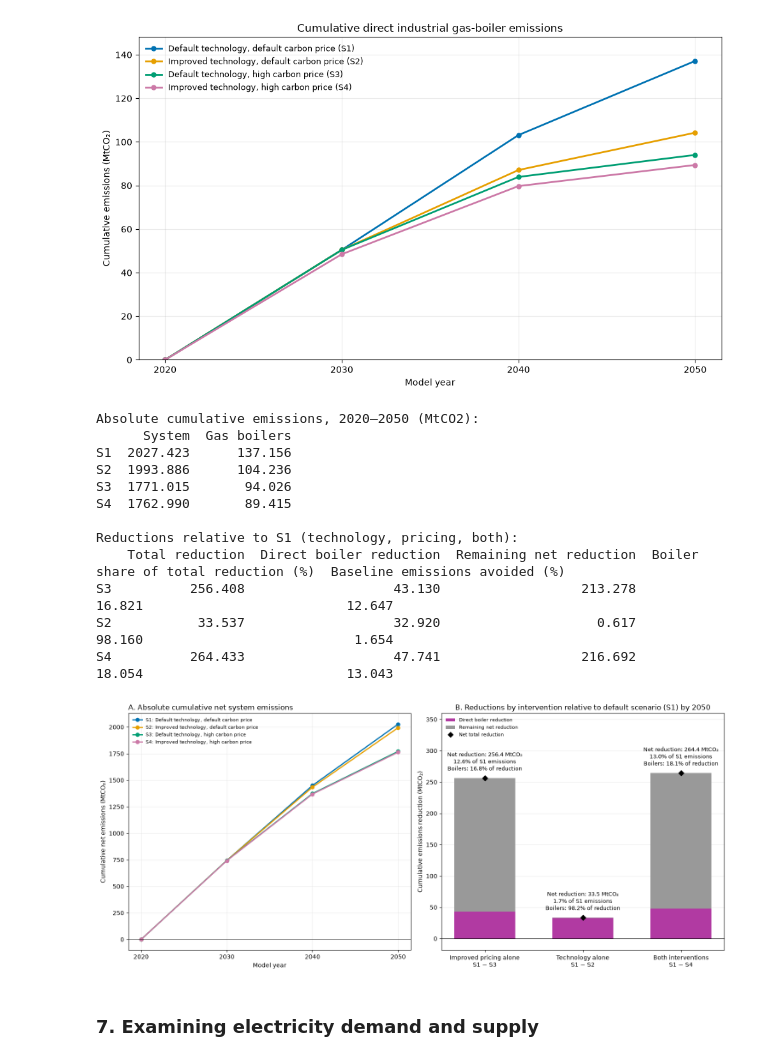
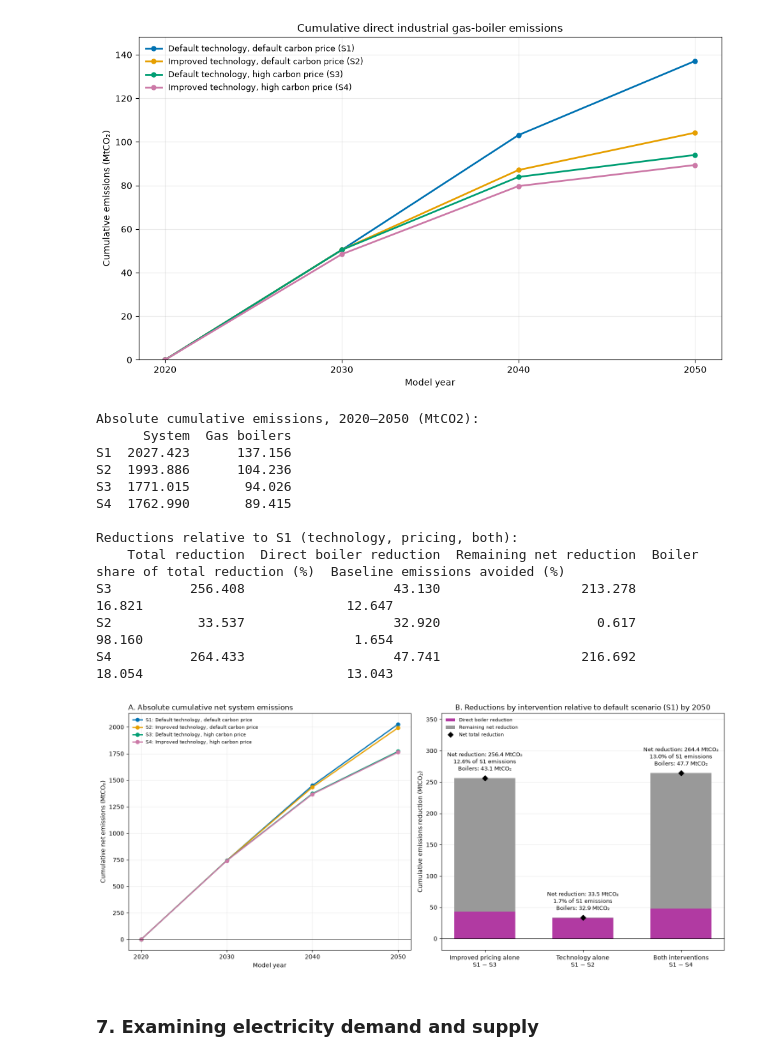
Before and after one commit to nzuijder/PyPSA_Dutch_EnergySystem, a Jupyter notebook: FinalModel/visualisations.ipynb, the cells around one changed output. Saved outputs shown, nothing was run; the diff lists cells and outputs as text; code cells hidden in the pictures.

```diff
--- a/FinalModel/visualisations.ipynb
+++ b/FinalModel/visualisations.ipynb
@@ -588,14 +588,21 @@ def plot_system_intervention_effects(
     span = max(float(positive_bottom.max() - negative_bottom.min()), 1.0)
     for i, scenario in enumerate(effects.index):
         pct = effects.loc[scenario, "Baseline emissions avoided (%)"]
-        share = effects.loc[scenario, "Boiler share of total reduction (%)"]
+        boiler_reduction = effects.loc[scenario, "Direct boiler reduction"]
+
         label = f"Net reduction: {totals[i]:.1f} MtCO₂"
         if np.isfinite(pct):
             label += f"\n{pct:.1f}% of S1 emissions"
-        if np.isfinite(share):
-            label += f"\nBoilers: {share:.1f}% of reduction"
-        ax_b.text(x[i], positive_bottom[i] + 0.035 * span, label,
-                  ha="center", va="bottom", fontsize=9)
+        label += f"\nBoilers: {boiler_reduction:.1f} MtCO₂"
+
+        ax_b.text(
+            x[i],
+            positive_bottom[i] + 0.035 * span,
+            label,
+            ha="center",
+            va="bottom",
+            fontsize=9,
+        )
     ax_b.set_ylim(negative_bottom.min() - 0.07 * span,
                   positive_bottom.max() + 0.36 * span)
     ax_b.set_xticks(x)
@@ -633,34 +640,34 @@ def plot_system_intervention_effects(
 # Run your earlier extraction cell first to define annual_emissions().
 # The underlying network keys are unchanged; only scenario numbering changes.
 annual_by_scenario = {
     "S1": annual_emissions(networks["default_tech_low_carbon"]),
     "S2": annual_emissions(networks["improved_tech_low_carbon"]),
     "S3": annual_emissions(networks["default_tech_high_carbon"]),
     "S4": annual_emissions(networks["improved_tech_high_carbon"]),
 }
 
 fig_system, axes_system, cumulative_system, intervention_effects, final_emissions = (
     plot_system_intervention_effects(
         annual_by_scenario,
         system_column="System",  # Set to the actual NET system-emissions column name.
         boiler_column="Gas boilers",
         save_prefix=None,  # Set a filename prefix to export PNG, PDF and CSVs.
     )
 )
 # %% [output]
 Absolute cumulative emissions, 2020–2050 (MtCO2):
       System  Gas boilers
 S1  2027.423      137.156
 S2  1993.886      104.236
 S3  1771.015       94.026
 S4  1762.990       89.415
 
 Reductions relative to S1 (technology, pricing, both):
     Total reduction  Direct boiler reduction  Remaining net reduction  Boiler share of total reduction (%)  Baseline emissions avoided (%)
 S3          256.408                   43.130                  213.278                               16.821                          12.647
 S2           33.537                   32.920                    0.617                               98.160                           1.654
 S4          264.433                   47.741                  216.692                               18.054                          13.043
-[figure, old version]
+[figure, new version]
 # %% [markdown]
 ### 7. Examining electricity demand and supply
 # %%
```
Also changed, not shown: 1 other file.
